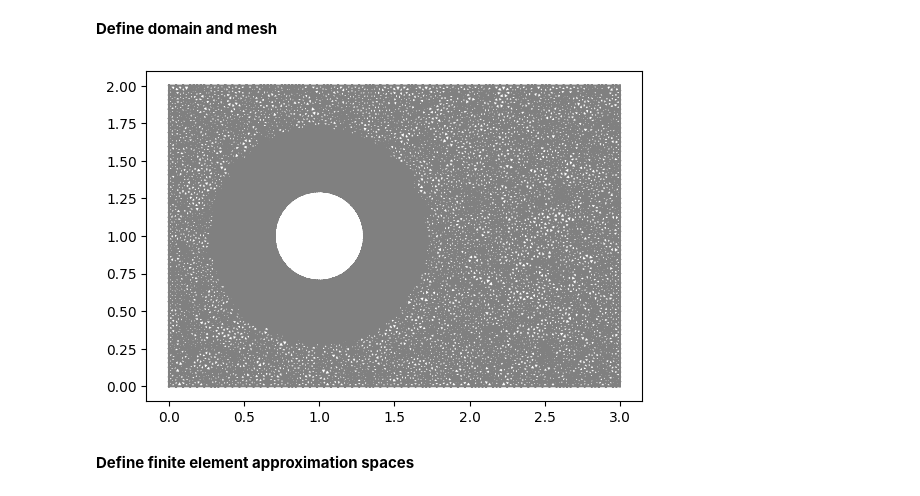
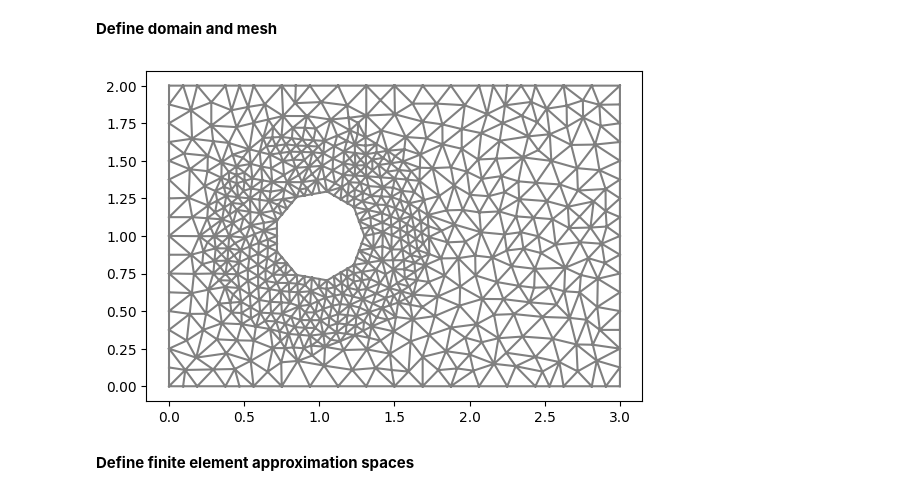
Before and after one commit to pouvelenc/DD2365-aflum, a Jupyter notebook: drag_crisis_project.ipynb, the cells around one changed output. Cells and saved outputs as stored; diff of their text form; code cells hidden in the pictures.

```diff
--- a/drag_crisis_project.ipynb
+++ b/drag_crisis_project.ipynb
@@ -128,37 +128,37 @@ upper = Upper()
 skin_friction = Skin_Friction()
 
 # Generate mesh (examples with and without a hole in the mesh)
-resolution = 64
+resolution = 16
 #mesh = RectangleMesh(Point(0.0, 0.0), Point(L, H), L*resolution, H*resolution)
 #mesh = generate_mesh(Rectangle(Point(0.0,0.0), Point(L,H)) - Circle(Point(xc,yc),rc), resolution)
 mesh = generate_mesh(Rectangle(Point(0.0,0.0), Point(L,H)) - Circle(Point(xc,yc),rc) + Circle(Point(1.5,0.88),0.1), resolution)
 #mesh = generate_mesh(Rectangle(Point(0.0,0.0), Point(L,H)) - Circle(Point(xc,yc),rc) - Rectangle(Point(xc, yc-rc), Point(xc+2.0, yc+rc)), resolution)
 
 # Local mesh refinement (specified by a cell marker)
 no_levels = 1
 for i in range(0,no_levels):
   cell_marker = MeshFunction("bool", mesh, mesh.topology().dim())
   for cell in cells(mesh):
     cell_marker[cell] = False
     p = cell.midpoint()
     if p.distance(Point(xc, yc)) < 0.7:
         cell_marker[cell] = True
   mesh = refine(mesh, cell_marker)
 
 # Define mesh functions (for boundary conditions)
 boundaries = MeshFunction("size_t", mesh, mesh.topology().dim()-1)
 boundaries.set_all(0)
 left.mark(boundaries, 1)
 right.mark(boundaries, 2)
 lower.mark(boundaries, 3)
 upper.mark(boundaries, 4)
 skin_friction.mark(boundaries, 5)
 
 plt.figure()
 plot(mesh)
 plt.show()
 # %% [output]
-[figure, old version]
+[figure, new version]
 # %% [markdown]
 **Define finite element approximation spaces**
 # %%
```
Also changed, not shown: parts of 5 cells of this notebook.
